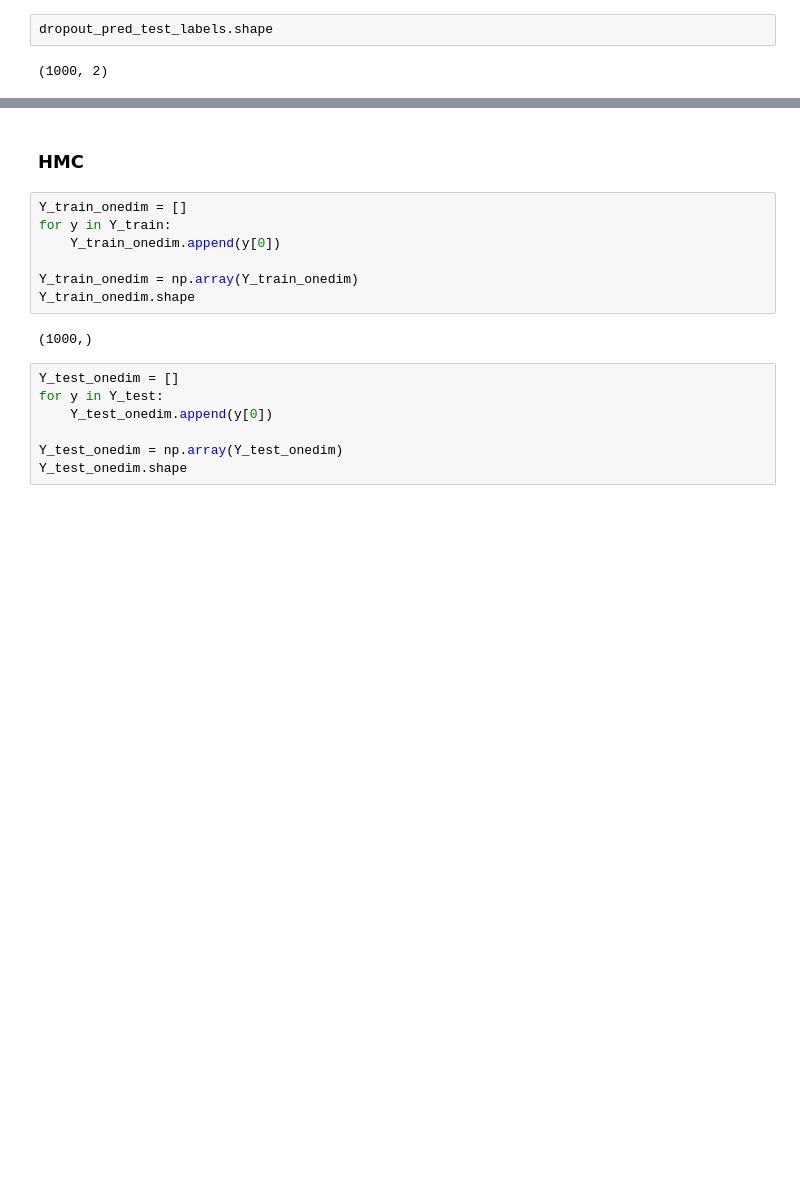
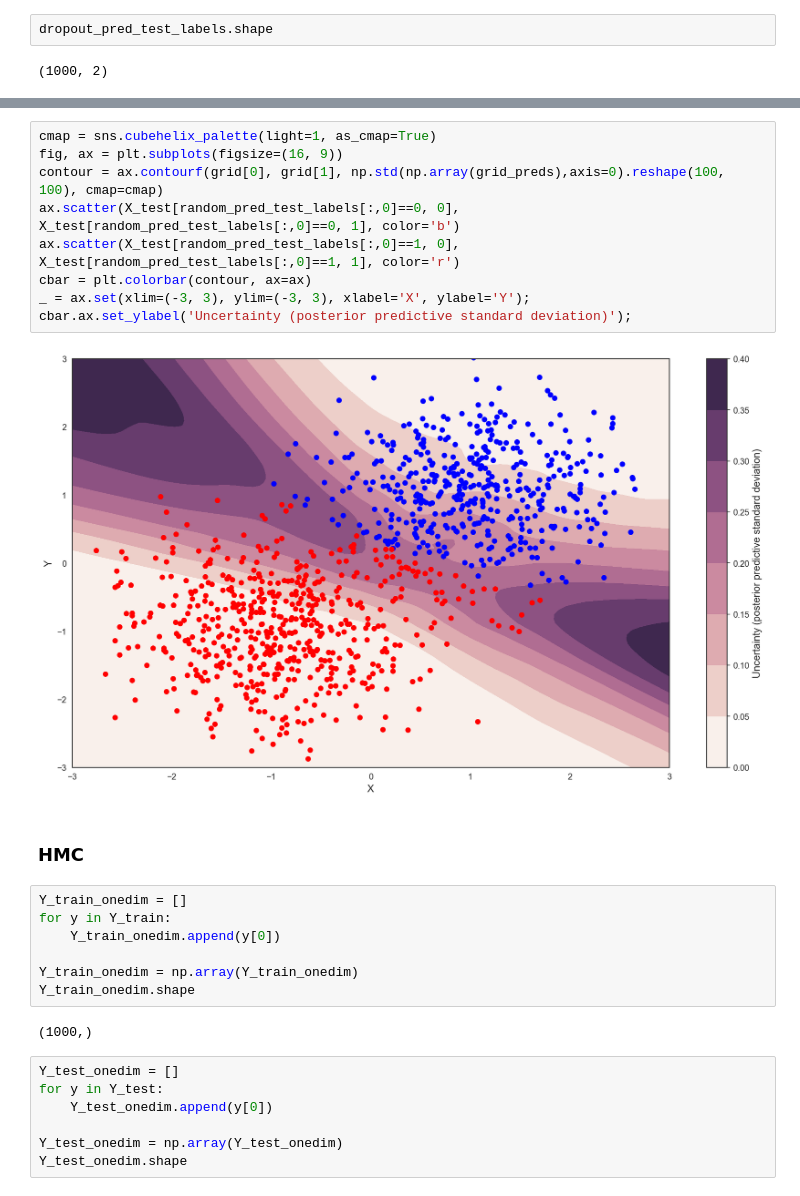
Before and after one commit to anita76/AM207-Project, a Jupyter notebook: Unified_Notebook_Toy1.ipynb, the cells around one changed output, grey strips where cells are left out. Saved outputs shown, nothing was run; the diff lists cells and outputs as text; blank space fills up the shorter version.

```diff
--- a/Unified_Notebook_Toy1.ipynb
+++ b/Unified_Notebook_Toy1.ipynb
@@ -426,3 +481,14 @@ cbar.ax.set_ylabel('Uncertainty (posterior predictive standard deviation)');
+# %%
+cmap = sns.cubehelix_palette(light=1, as_cmap=True)
+fig, ax = plt.subplots(figsize=(16, 9))
+contour = ax.contourf(grid[0], grid[1], np.std(np.array(grid_preds),axis=0).reshape(100, 100), cmap=cmap)
+ax.scatter(X_test[random_pred_test_labels[:,0]==0, 0], X_test[random_pred_test_labels[:,0]==0, 1], color='b')
+ax.scatter(X_test[random_pred_test_labels[:,0]==1, 0], X_test[random_pred_test_labels[:,0]==1, 1], color='r')
+cbar = plt.colorbar(contour, ax=ax)
+_ = ax.set(xlim=(-3, 3), ylim=(-3, 3), xlabel='X', ylabel='Y');
+cbar.ax.set_ylabel('Uncertainty (posterior predictive standard deviation)');
+# %% [output]
+[figure, added]
 # %% [markdown]
 ### HMC
 # %%
```
Also changed, not shown: parts of 32 cells of this notebook.
